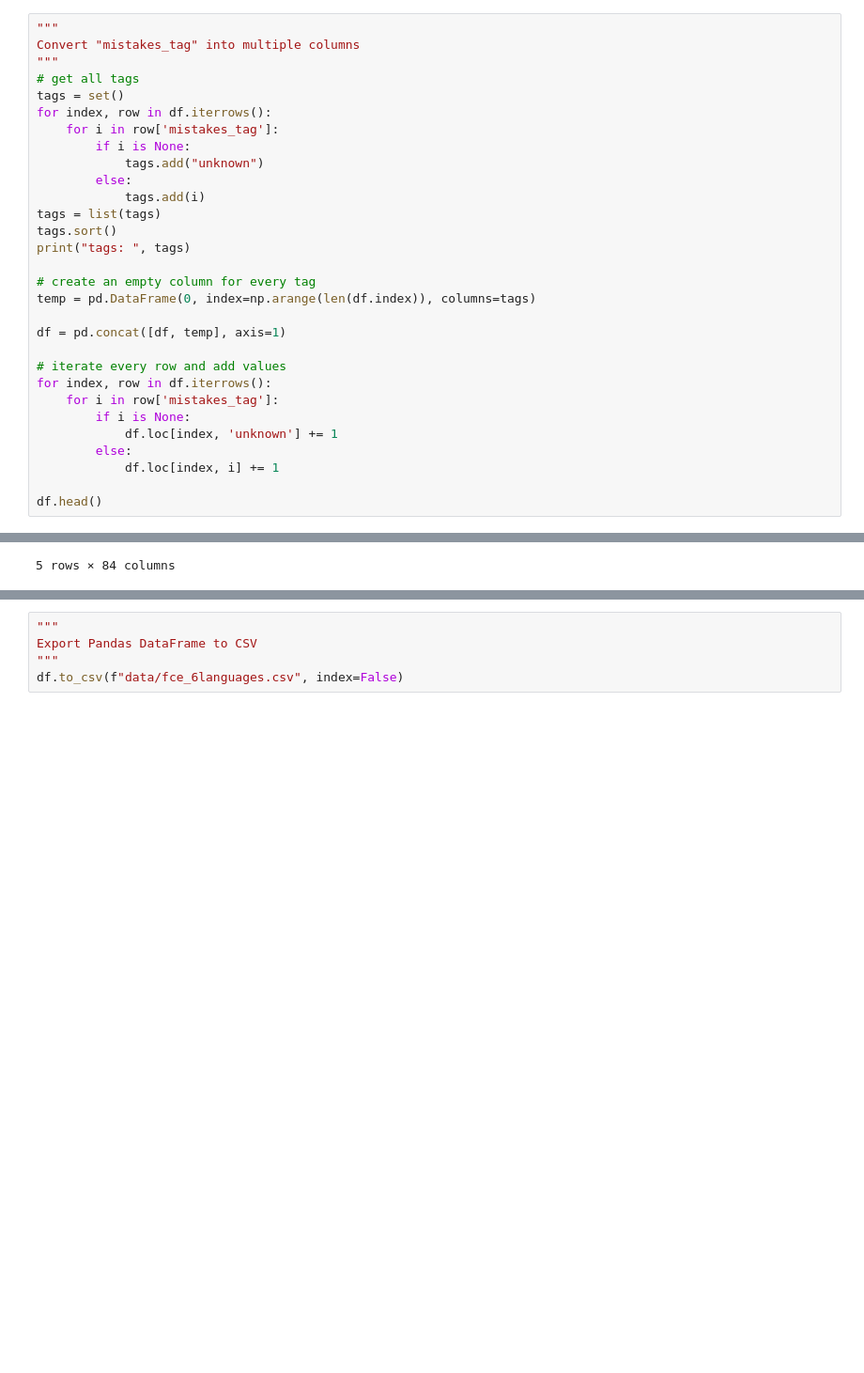
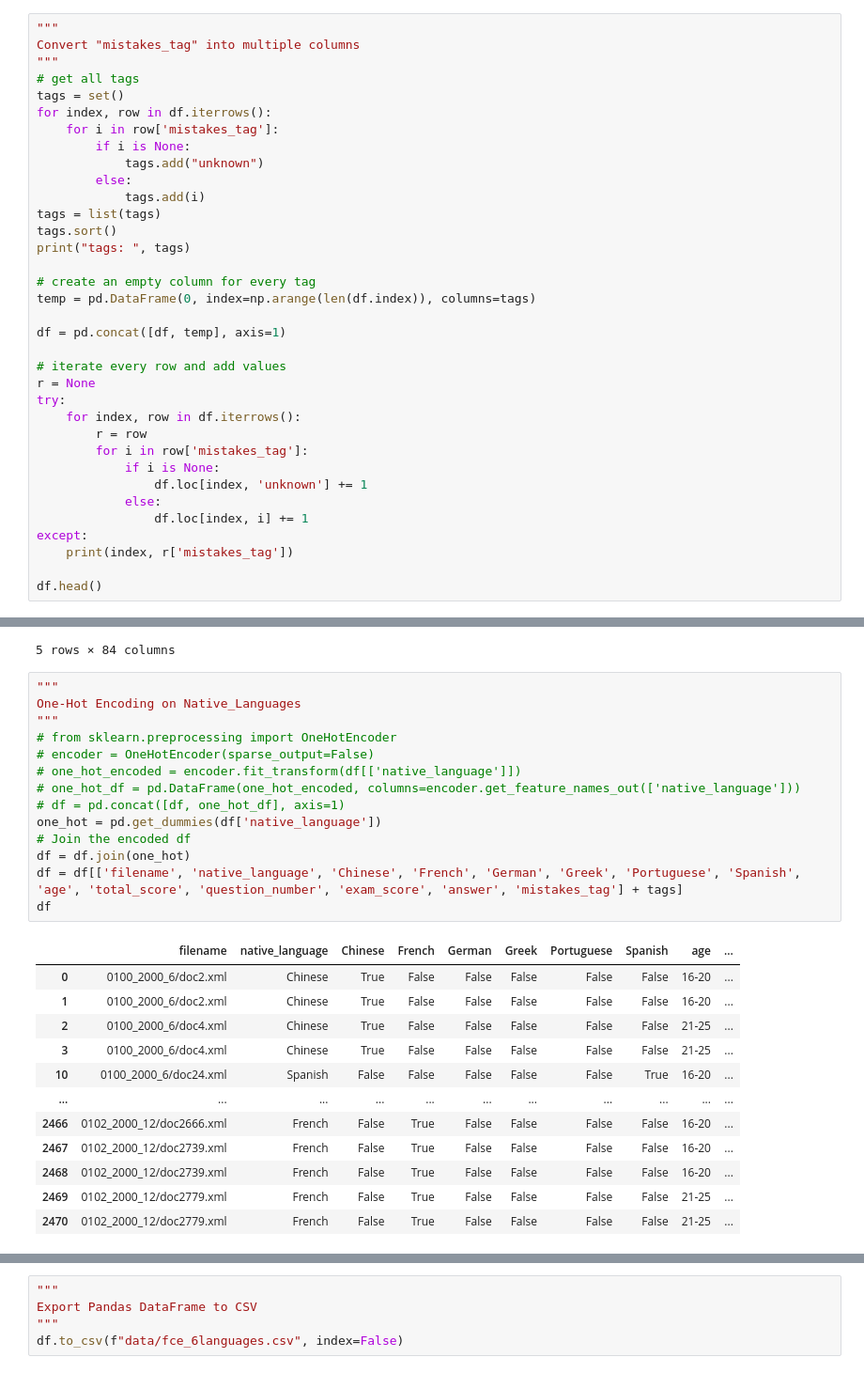
Before and after one commit to anjieliu121/LIN371_Project, a Jupyter notebook: read_data/Transform_FCE.ipynb, the cells around one changed output, grey strips where cells are left out. Shown at 94% size. Cells and saved outputs as stored; diff of their text form; blank space fills up the shorter version.

```diff
--- a/read_data/Transform_FCE.ipynb
+++ b/read_data/Transform_FCE.ipynb
@@ -245,12 +268,17 @@ temp = pd.DataFrame(0, index=np.arange(len(df.index)), columns=tags)
 df = pd.concat([df, temp], axis=1)
 
 # iterate every row and add values
-for index, row in df.iterrows():
-    for i in row['mistakes_tag']:
-        if i is None:
-            df.loc[index, 'unknown'] += 1
-        else:
-            df.loc[index, i] += 1
+r = None
+try:
+    for index, row in df.iterrows():
+        r = row
+        for i in row['mistakes_tag']:
+            if i is None:
+                df.loc[index, 'unknown'] += 1
+            else:
+                df.loc[index, i] += 1
+except:
+    print(index, r['mistakes_tag'])
 
 df.head()
 # %% [output]
@@ -284,3 +312,30 @@ df.head()
 | 3 | 0100_2000_6/doc4.xml | Chinese | 21-25 | 17.0 | 3 | 2.1 | I agree! Sometimes shopping is no... | [UT, U, RP, MP, L, FN, RT, UT, DY... | ... |
 | 10 | 0100_2000_6/doc24.xml | Spanish | 16-20 | 32.0 | 1 | 3.3 | Dear Mrs. Ryan,\nFirst of all, I ... | [MT, RT, TV, RT, MD, AGN, RP, R, ... | ... |
 5 rows × 84 columns
+# %%
+"""
+One-Hot Encoding on Native_Languages
+"""
+# from sklearn.preprocessing import OneHotEncoder
+# encoder = OneHotEncoder(sparse_output=False)
+# one_hot_encoded = encoder.fit_transform(df[['native_language']])
+# one_hot_df = pd.DataFrame(one_hot_encoded, columns=encoder.get_feature_names_out(['native_language']))
+# df = pd.concat([df, one_hot_df], axis=1)
+one_hot = pd.get_dummies(df['native_language'])
+# Join the encoded df
+df = df.join(one_hot)
+df = df[['filename', 'native_language', 'Chinese', 'French', 'German', 'Greek', 'Portuguese', 'Spanish', 'age', 'total_score', 'question_number', 'exam_score', 'answer', 'mistakes_tag'] + tags]
+df
+# %% [output]
+|  | filename | native_language | Chinese | French | German | Greek | Portuguese | Spanish | age | ... |
+| 0 | 0100_2000_6/doc2.xml | Chinese | True | False | False | False | False | False | 16-20 | ... |
+| 1 | 0100_2000_6/doc2.xml | Chinese | True | False | False | False | False | False | 16-20 | ... |
+| 2 | 0100_2000_6/doc4.xml | Chinese | True | False | False | False | False | False | 21-25 | ... |
+| 3 | 0100_2000_6/doc4.xml | Chinese | True | False | False | False | False | False | 21-25 | ... |
+| 10 | 0100_2000_6/doc24.xml | Spanish | False | False | False | False | False | True | 16-20 | ... |
+| ... | ... | ... | ... | ... | ... | ... | ... | ... | ... | ... |
+| 2466 | 0102_2000_12/doc2666.xml | French | False | True | False | False | False | False | 16-20 | ... |
+| 2467 | 0102_2000_12/doc2739.xml | French | False | True | False | False | False | False | 16-20 | ... |
+| 2468 | 0102_2000_12/doc2739.xml | French | False | True | False | False | False | False | 16-20 | ... |
+| 2469 | 0102_2000_12/doc2779.xml | French | False | True | False | False | False | False | 21-25 | ... |
+| 2470 | 0102_2000_12/doc2779.xml | French | False | True | False | False | False | False | 21-25 | ... |
```
Also changed, not shown: parts of 12 cells of this notebook, 4 other files.
